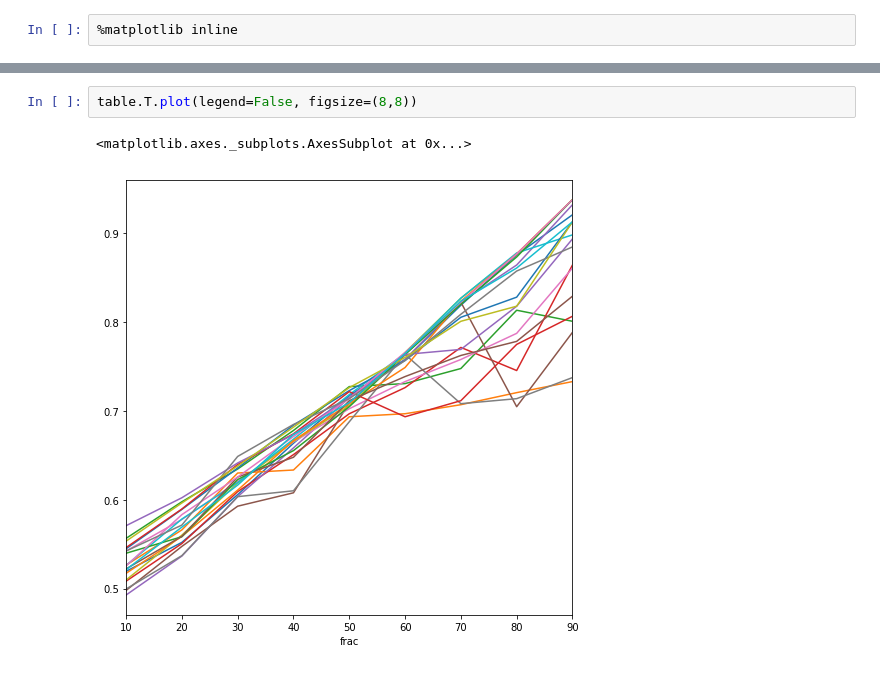
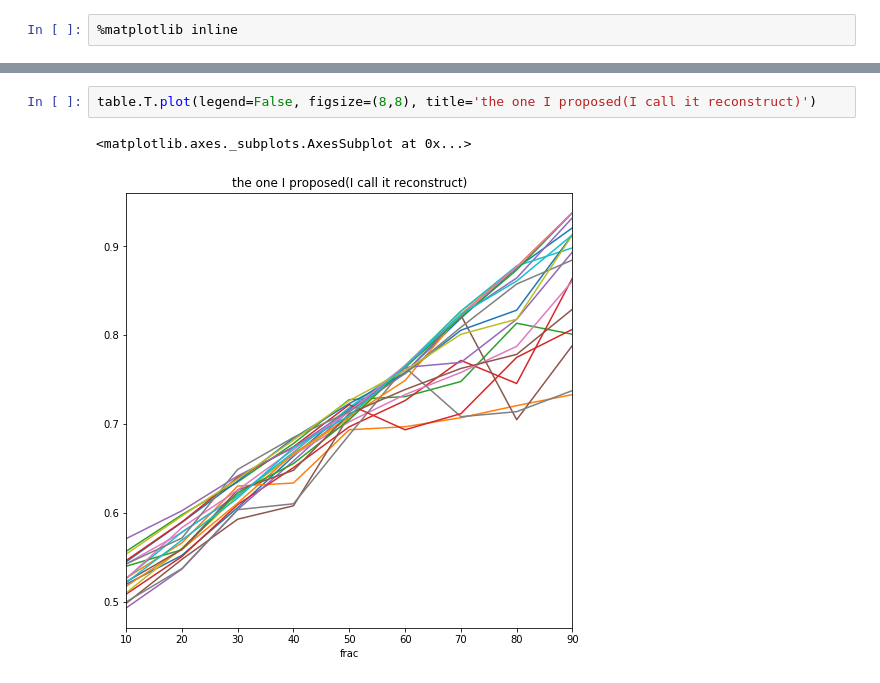
Before and after one commit to JHWu92/cysf_pred, a Jupyter notebook: report exp5 reconstruction 1001.ipynb, the cells around one changed output, grey strips where cells are left out. Saved outputs shown, nothing was run; the diff lists cells and outputs as text.

```diff
--- a/report exp5 reconstruction 1001.ipynb
+++ b/report exp5 reconstruction 1001.ipynb
@@ -104,5 +85,5 @@ table
 # %%
-table.T.plot(legend=False, figsize=(8,8))
+table.T.plot(legend=False, figsize=(8,8), title='the one I proposed(I call it reconstruct)')
 # %% [output]
 <matplotlib.axes._subplots.AxesSubplot at 0x...>
-[figure, old version]
+[figure, new version]
```
Also changed, not shown: parts of 1 cell of this notebook, 3 other files.
